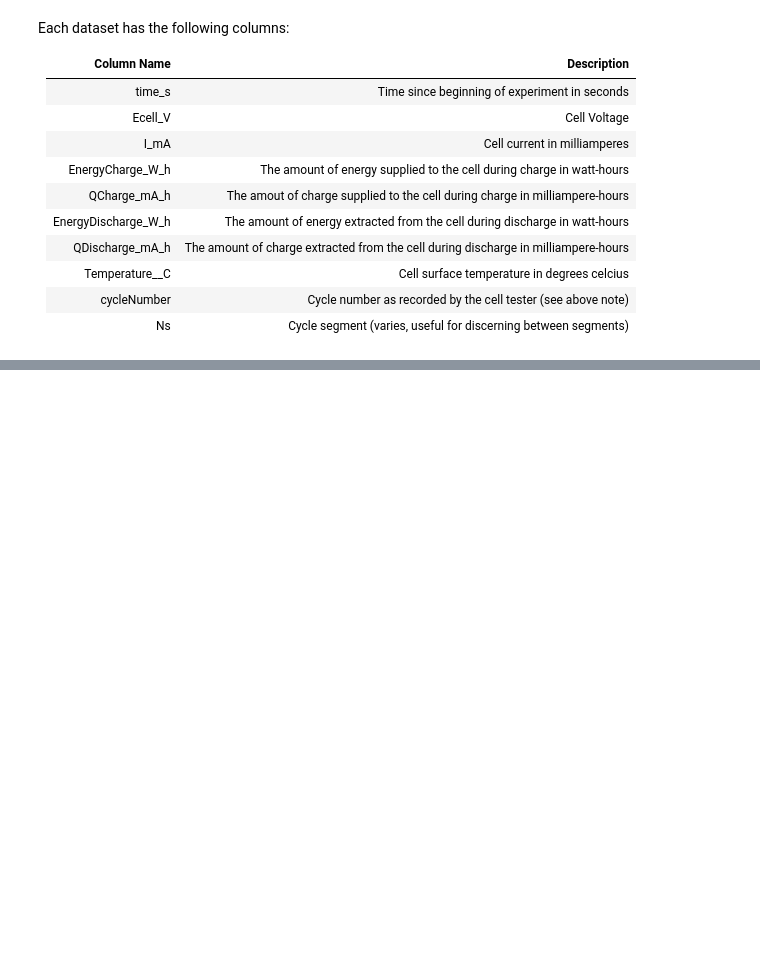
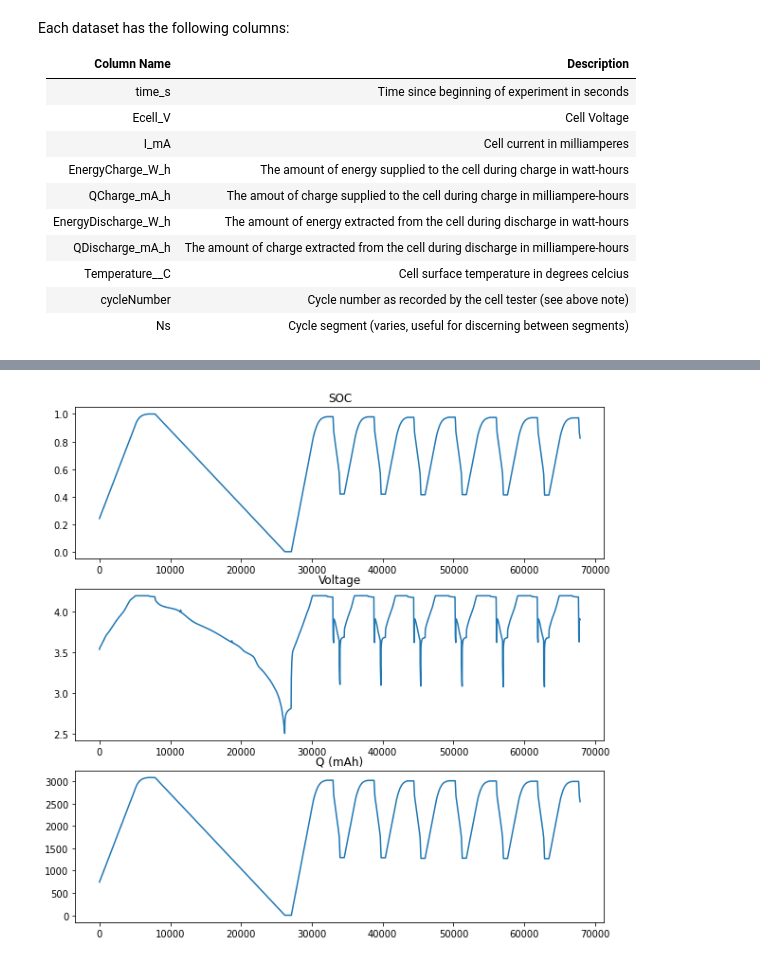
Before and after one commit to SquareWheelBike/CloudBFG, a Jupyter notebook: dataset_testing.ipynb, the cells around one changed output, grey strips where cells are left out. Cells and saved outputs as stored; diff of their text form; code cells hidden in the pictures; blank space fills up the shorter version.

```diff
--- a/dataset_testing.ipynb
+++ b/dataset_testing.ipynb
@@ -102,0 +169,12 @@ plt.show()
+# %%
+# plot SOC vs Voltage over time
+fig, ax = plt.subplots(3, 1, figsize=(10, 10))
+ax[0].plot(df['time_s'], df['SOC'])
+ax[0].set_title('SOC')
+ax[1].plot(df['time_s'], df['Ecell_V'])
+ax[1].set_title('Voltage')
+ax[2].plot(df['time_s'], df['Q_total'])
+ax[2].set_title('Q (mAh)')
+plt.show()
+# %% [output]
+[figure, added]
```
Also changed, not shown: parts of 5 cells of this notebook.
